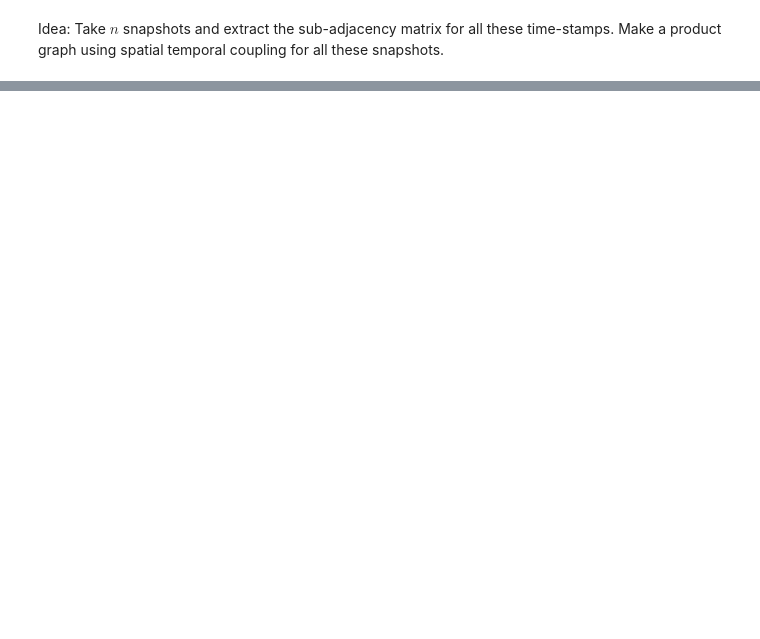
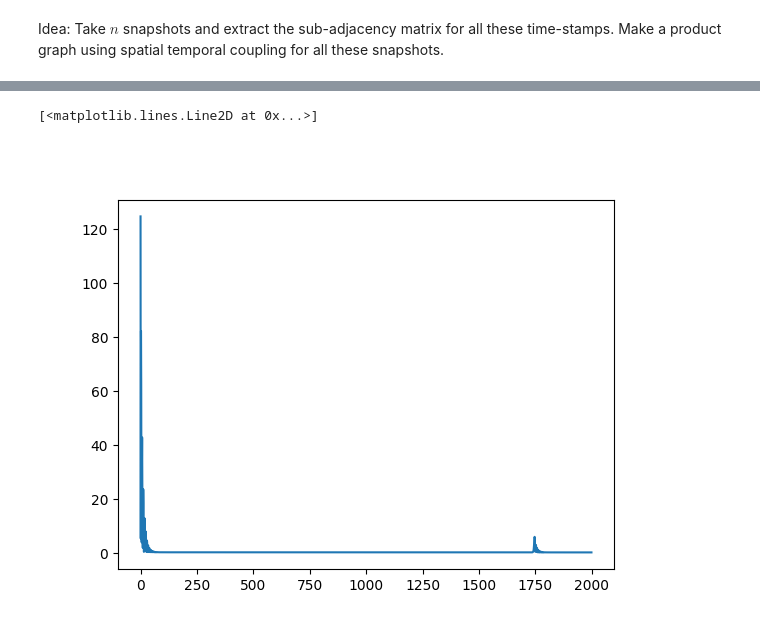
Before and after one commit to spetznick/ml4gd-project-group-3, a Jupyter notebook: Dynamic Graph Forecasting.ipynb, the cells around one changed output, grey strips where cells are left out. Saved outputs shown, nothing was run; the diff lists cells and outputs as text; code cells hidden in the pictures; blank space fills up the shorter version.

```diff
--- a/Dynamic Graph Forecasting.ipynb
+++ b/Dynamic Graph Forecasting.ipynb
@@ -169,4 +177,5 @@ Snapshots taken at 2012-01-01 00:00:00, 2012-01-03 02:00:00, 2012-01-05 04:00:00
 # %%
+# print(f'Snapshots taken at {df_agg.index[0]}, {df_agg.index[50]}, {df_agg.index[100]} to calculate the supra adjacency matrix')
 def get_subadj_book(window_idx, adjacency_matrix, df_agg):
     """
     Input:
@@ -179,23 +188,28 @@ def get_subadj_book(window_idx, adjacency_matrix, df_agg):
         - subadjacency matrix throughout the window for all time instances
         - LCLids of all active unique nodes inside the window_idx
     """
+    node_feat_book = {}
+    edge_idx_book = {}
     subadj_book = {}
     idx_book = {}
     actnod_book = {}
     all_nodes = {}
     for i in window_idx:
         # extract the subadjacency matrix at i-th time-stamp
-        idx_i, actnod_i, subadj_i = get_snapshot_adjacency(i, adjacency_matrix, df_agg)
+        idx_i, actnod_i, subadj_i, node_feat_i, edge_idx_i = get_snapshot_adjacency(i, adjacency_matrix, df_agg)
         idx_book[i] = idx_i
         actnod_book[i] = actnod_i
         subadj_book[i] = subadj_i.toarray()
+        node_feat_book[i] = node_feat_i
+        edge_idx_book[i] = edge_idx_i
 
         # Union of nodes in all snapshots
         # EX: snapshot 1 nodes: {3,2,1}; snapshot 2 nodes: {2,3,4}; snapshot 3 nodes: {1,5,6}
         # all nodes = {3,2,1,4,5,6}
-        all_nodes = set(all_nodes).union(set(idx_i))
-    return idx_book, actnod_book, subadj_book, all_nodes
+        all_nodes = set(all_nodes).union(set(actnod_i))
+    return idx_book, actnod_book, subadj_book, all_nodes, node_feat_book, edge_idx_book
 
-window_idx = np.arange(24) # training window for first 24 hours
+window_idx = np.arange(24) #100*np.array([0,1,2,3,4,5,6,7,8,9,10]) # training window
 # extract the subadjacency matrix for all those time-stamps
-idx_book, actnod_book, subadj_book, all_nodes = get_subadj_book(window_idx, adjacency_matrix, df_agg)
+idx_book, actnod_book, subadj_book, all_nodes, node_feat_book, edge_idx_book\
+= get_subadj_book(window_idx, adjacency_matrix, df_agg)
@@ -236,0 +347,26 @@ aligned_subadj1.shape[0]
+# %%
+def get_target(window_idx, all_nodes):
+    target_timestamp = window_idx[-1]
+    # get target values for all the nodes active for training
+    target = torch.tensor(df_agg.loc[df_agg.index[target_timestamp],list(all_nodes)].values).view(-1,1).float()
+    return target
+
+# Training Loop
+num_epochs = 2000
+target = get_target(window_idx, all_nodes)
+train_losses = []
+for epoch in range(num_epochs):
+    model.train()
+    optimizer.zero_grad()
+
+    # Forward pass
+    predict = model(dataset)
+
+    loss = criterion(predict, target)
+    # Backward pass and optimization
+    loss.backward()
+    optimizer.step()
+    train_losses.append(loss.item())
+    if (epoch+1) % 20 == 0:
+        print(f'Epoch [{epoch+1}/{num_epochs}], Loss: {loss.item():.4f}')
+print("Training Finished!")
@@ -236,0 +391,6 @@ aligned_subadj1.shape[0]
+# %%
+fig, ax = plt.subplots()
+ax.plot(train_losses)
+# %% [output]
+[<matplotlib.lines.Line2D at 0x...>]
+[figure, added]
```
Also changed, not shown: parts of 33 cells of this notebook.
